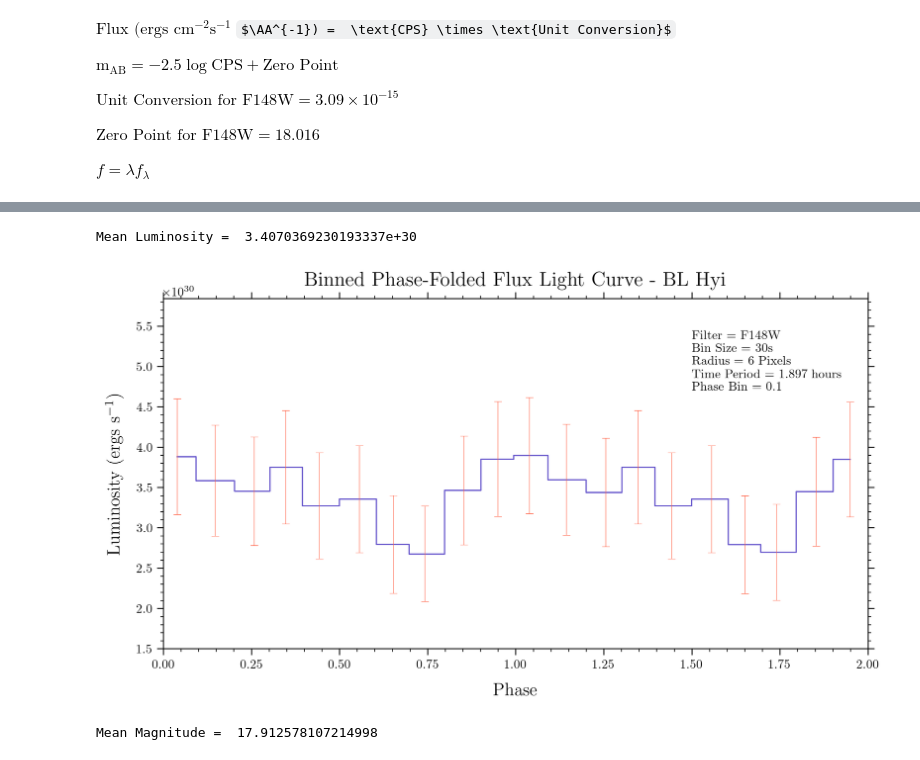
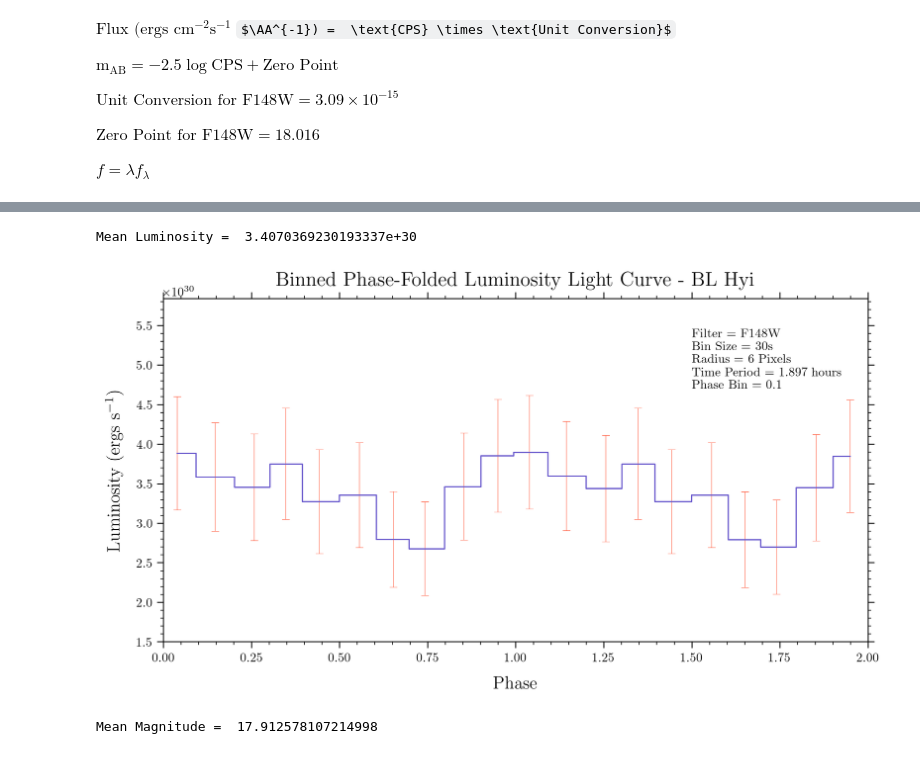
Before and after one commit to ravioli1369/uvit, a Jupyter notebook: lc.ipynb, the cells around one changed output, grey strips where cells are left out. Drawn from its saved outputs; the diff is of its cells as text; code cells hidden in the pictures; some formulas as TeX source.

Commit message:
fixed typo in luminosity plot title

```diff
--- a/lc.ipynb
+++ b/lc.ipynb
@@ -209,21 +209,21 @@ Mean Flux =  3.422287262141585e-15
 # %%
 distance = 129*3.08567758128e+18 # in cm
 binned_luminosity = binned_flux*4*np.pi*(distance**2)*500
 binned_luminosity_err = binned_flux_err*4*np.pi*(distance**2)*500
 plt.figure(figsize=(10, 5), dpi=300)
 plt.step(binned_phase, binned_luminosity, color='slateblue', linewidth=1, where='mid')
 plt.errorbar(binned_phase, binned_luminosity, binned_luminosity_err, fmt='o', color='tomato', ms=0, elinewidth=0.5, alpha=0.8, capsize=3, capthick=0.5)
 plt.xlabel('Phase', fontsize=14, labelpad=10)
 plt.ylabel('Luminosity (ergs s$^{-1}$)', fontsize=14, labelpad=10)
 plt.xlim(0, 2)
 plt.ylim(1.5e+30, 1.5*np.max(binned_luminosity))
-plt.title('Binned Phase-Folded Flux Light Curve - BL Hyi', fontsize=16, pad=10)
+plt.title('Binned Phase-Folded Luminosity Light Curve - BL Hyi', fontsize=16, pad=10)
 plt.text(1.5, 4.7e+30, f'Filter = F148W \n Bin Size = 30s \n Radius = 6 Pixels \n Time Period = 1.897 hours \n Phase Bin = 0.1', fontsize=10)
 print("Mean Luminosity = ", np.mean(binned_luminosity))
 plt.show()
 # %% [output]
 Mean Luminosity =  3.4070369230193337e+30
-[figure, old version]
+[figure, new version]
 # %%
 plt.figure(figsize=(10, 5), dpi=300)
 plt.step(binned_phase, binned_m_ab, color='slateblue', linewidth=1, where='mid')
```
Also changed, not shown: parts of 3 cells of this notebook, 1 other file.
